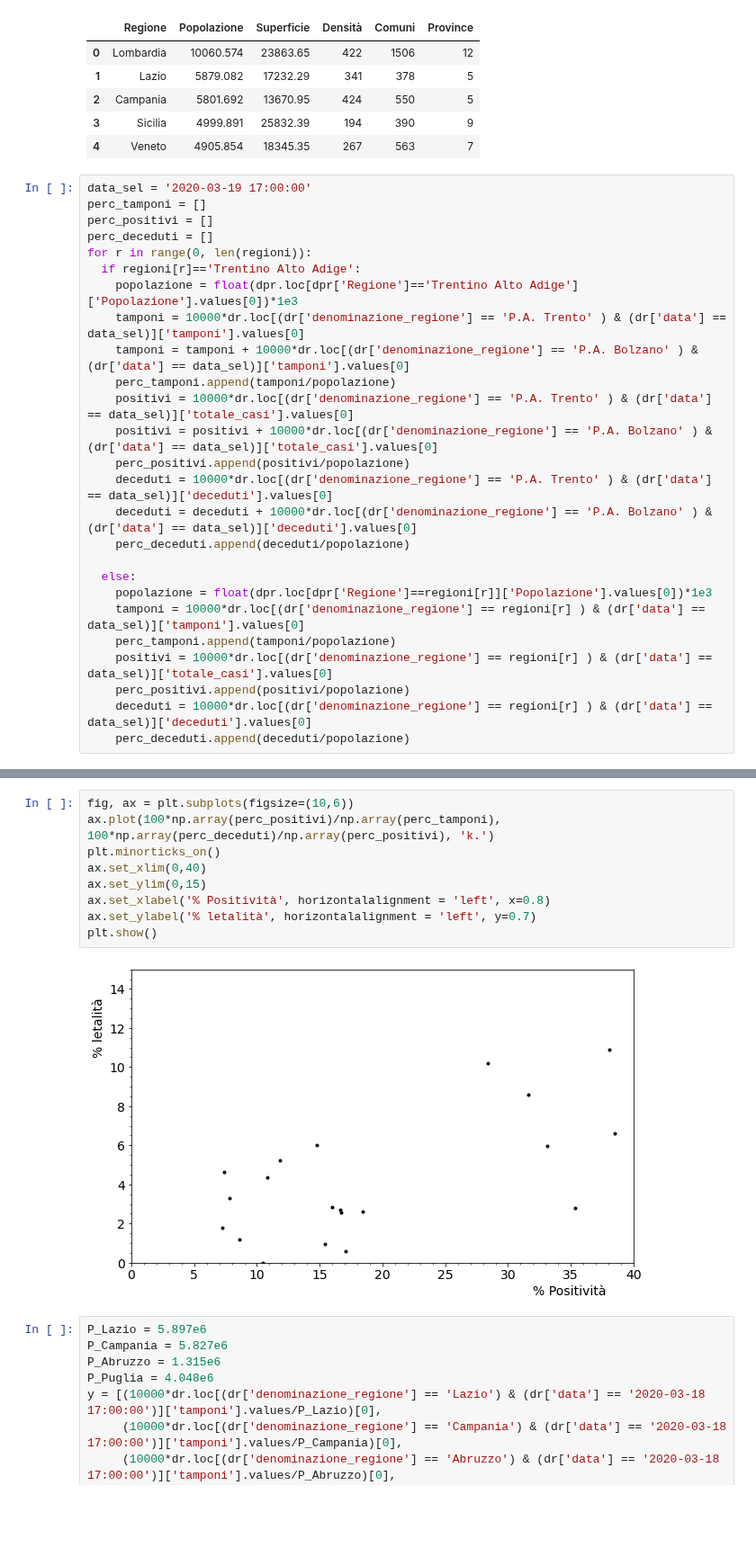
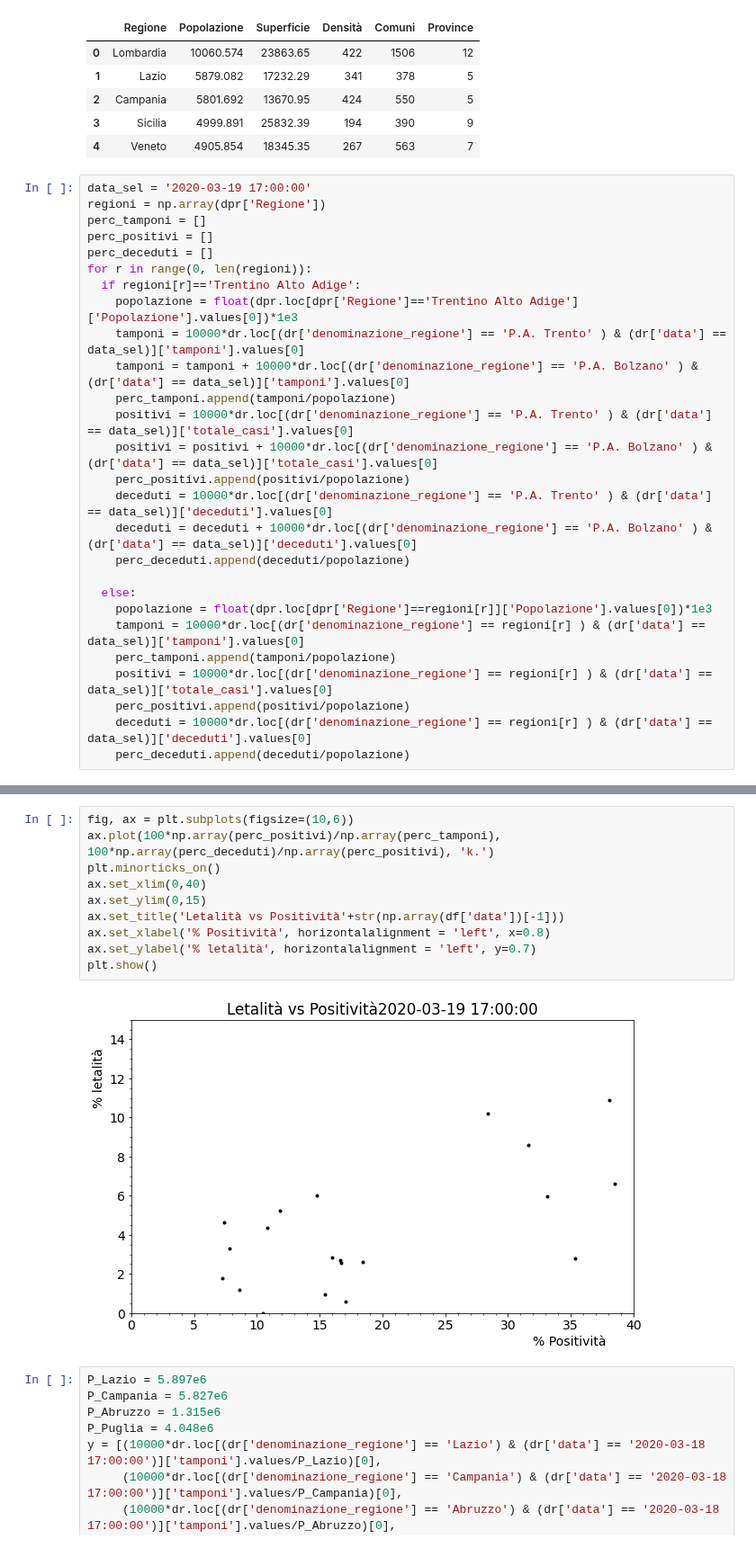
Before and after one commit to lorenzopaolucci/studenti, a Jupyter notebook: covid19.ipynb, the cells around one changed output, grey strips where cells are left out. Shown at 90% size. Cells and saved outputs as stored; diff of their text form; blank space fills up the shorter version.

```diff
--- a/covid19.ipynb
+++ b/covid19.ipynb
@@ -260,6 +347,7 @@ dpr.head()
 | 4 | Veneto | 4905.854 | 18345.35 | 267 | 563 | 7 |
 # %%
 data_sel = '2020-03-19 17:00:00'
+regioni = np.array(dpr['Regione'])
 perc_tamponi = []
 perc_positivi = []
 perc_deceduti = []
@@ -312,14 +399,15 @@ plt.show()
 # %%
 fig, ax = plt.subplots(figsize=(10,6))
 ax.plot(100*np.array(perc_positivi)/np.array(perc_tamponi), 100*np.array(perc_deceduti)/np.array(perc_positivi), 'k.')
 plt.minorticks_on()
 ax.set_xlim(0,40)
 ax.set_ylim(0,15)
+ax.set_title('Letalità vs Positività'+str(np.array(df['data'])[-1]))
 ax.set_xlabel('% Positività', horizontalalignment = 'left', x=0.8)
 ax.set_ylabel('% letalità', horizontalalignment = 'left', y=0.7)
 plt.show()
 # %% [output]
-[figure, old version]
+[figure, new version]
 # %%
 P_Lazio = 5.897e6
 P_Campania = 5.827e6
```
Also changed, not shown: parts of 9 cells of this notebook.
